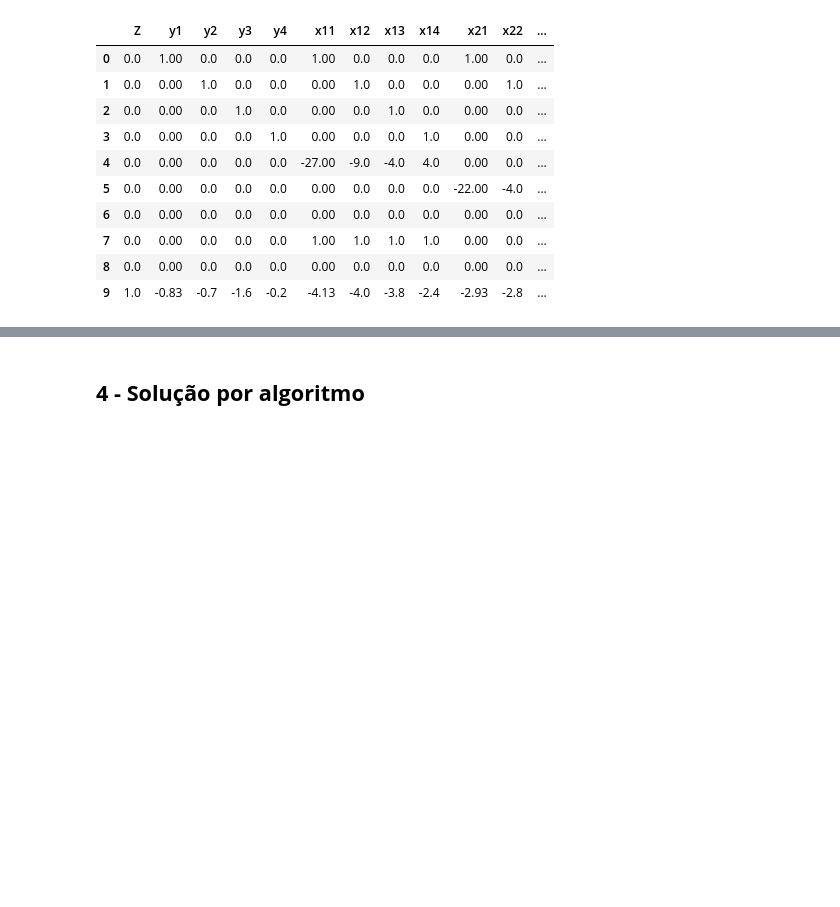
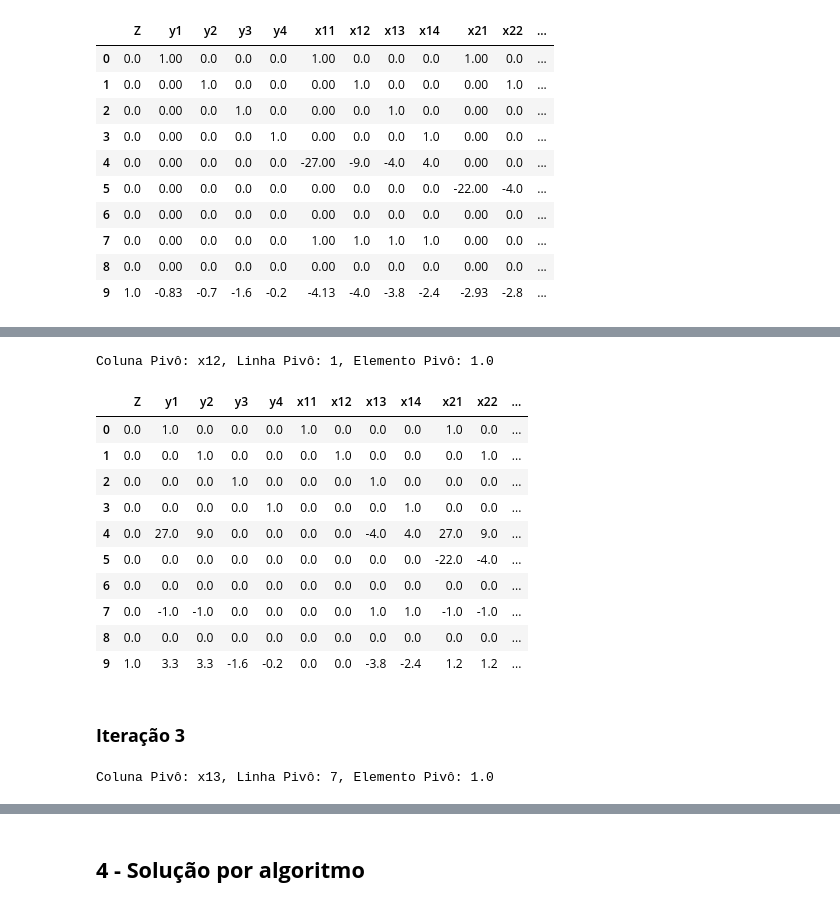
Before and after one commit to Xornotor/PPGEE-Otimizacao-Exercicios, a Jupyter notebook: Lista-01-A/Q5.ipynb, the cells around one changed output, grey strips where cells are left out. Cells and saved outputs as stored; diff of their text form; code cells hidden in the pictures; blank space fills up the shorter version.

```diff
--- a/Lista-01-A/Q5.ipynb
+++ b/Lista-01-A/Q5.ipynb
@@ -171,0 +225,38 @@ M
+# %%
+pivot_col = np.argmin(M.iloc[-1, :-1])
+row_div = M.iloc[:-1, -1] / M.iloc[:-1, pivot_col]
+row_div.mask(row_div <= 0, np.nan, inplace=True)
+pivot_row = np.argmin(row_div)
+pivot = M.iloc[[pivot_row], [pivot_col]].values[0][0]
+print(f"Coluna Pivô: {M.columns[pivot_col]}, Linha Pivô: {pivot_row}, Elemento Pivô: {pivot}")
+# %% [output]
+Coluna Pivô: x12, Linha Pivô: 1, Elemento Pivô: 1.0
+# %%
+M.iloc[[pivot_row]] /= pivot
+for i in range(M.shape[0]):
+    if(i != pivot_row):
+        M.iloc[i] = M.iloc[i].sub(M.iloc[pivot_row].multiply(M.iloc[i, pivot_col]))
+M
+# %% [output]
+|  | Z | y1 | y2 | y3 | y4 | x11 | x12 | x13 | x14 | x21 | x22 | ... |
+| 0 | 0.0 | 1.0 | 0.0 | 0.0 | 0.0 | 1.0 | 0.0 | 0.0 | 0.0 | 1.0 | 0.0 | ... |
+| 1 | 0.0 | 0.0 | 1.0 | 0.0 | 0.0 | 0.0 | 1.0 | 0.0 | 0.0 | 0.0 | 1.0 | ... |
+| 2 | 0.0 | 0.0 | 0.0 | 1.0 | 0.0 | 0.0 | 0.0 | 1.0 | 0.0 | 0.0 | 0.0 | ... |
+| 3 | 0.0 | 0.0 | 0.0 | 0.0 | 1.0 | 0.0 | 0.0 | 0.0 | 1.0 | 0.0 | 0.0 | ... |
+| 4 | 0.0 | 27.0 | 9.0 | 0.0 | 0.0 | 0.0 | 0.0 | -4.0 | 4.0 | 27.0 | 9.0 | ... |
+| 5 | 0.0 | 0.0 | 0.0 | 0.0 | 0.0 | 0.0 | 0.0 | 0.0 | 0.0 | -22.0 | -4.0 | ... |
+| 6 | 0.0 | 0.0 | 0.0 | 0.0 | 0.0 | 0.0 | 0.0 | 0.0 | 0.0 | 0.0 | 0.0 | ... |
+| 7 | 0.0 | -1.0 | -1.0 | 0.0 | 0.0 | 0.0 | 0.0 | 1.0 | 1.0 | -1.0 | -1.0 | ... |
+| 8 | 0.0 | 0.0 | 0.0 | 0.0 | 0.0 | 0.0 | 0.0 | 0.0 | 0.0 | 0.0 | 0.0 | ... |
+| 9 | 1.0 | 3.3 | 3.3 | -1.6 | -0.2 | 0.0 | 0.0 | -3.8 | -2.4 | 1.2 | 1.2 | ... |
+# %% [markdown]
+### **Iteração 3**
+# %%
+pivot_col = np.argmin(M.iloc[-1, :-1])
+row_div = M.iloc[:-1, -1] / M.iloc[:-1, pivot_col]
+row_div.mask(row_div <= 0, np.nan, inplace=True)
+pivot_row = np.argmin(row_div)
+pivot = M.iloc[[pivot_row], [pivot_col]].values[0][0]
+print(f"Coluna Pivô: {M.columns[pivot_col]}, Linha Pivô: {pivot_row}, Elemento Pivô: {pivot}")
+# %% [output]
+Coluna Pivô: x13, Linha Pivô: 7, Elemento Pivô: 1.0
```
Also changed, not shown: parts of 20 cells of this notebook.
